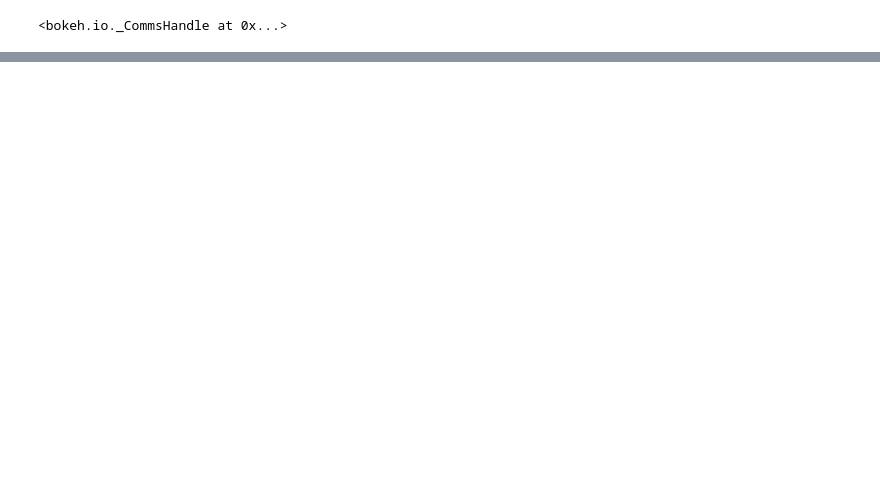
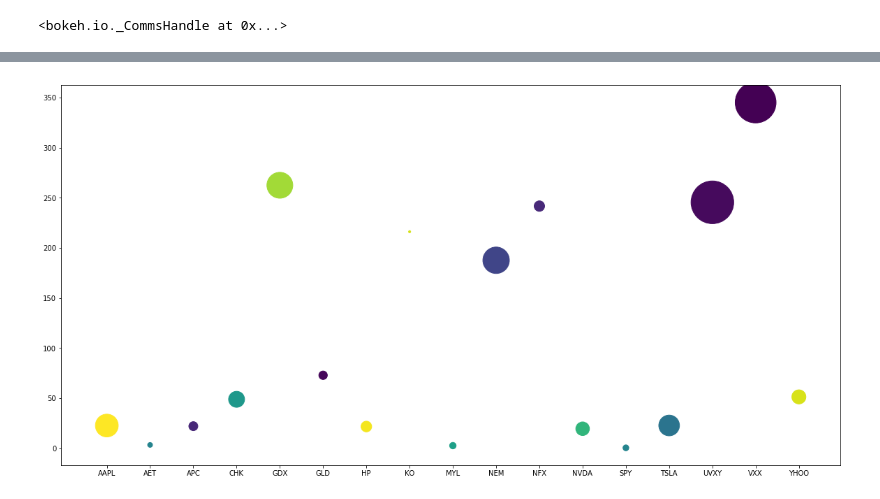
Before and after one commit to saeed349/Think-or-swim-trade-analysis, a Jupyter notebook: All for Tony, Tony for All/.~Thinkorswim winner trade analysis.ipynb, the cells around one changed output, grey strips where cells are left out. Drawn from its saved outputs; the diff is of its cells as text; code cells hidden in the pictures; blank space fills up the shorter version.

```diff
--- a/All for Tony, Tony for All/.~Thinkorswim winner trade analysis.ipynb
+++ b/All for Tony, Tony for All/.~Thinkorswim winner trade analysis.ipynb
@@ -366,0 +422,16 @@ show(pie_chart)
+# %%
+# same thing as the bar graph above
+from pylab import *
+temp_tot_profit = melted.total_profit.sum()
+melted['percentage_profit'] = melted.total_profit/temp_tot_profit
+# make a square figure and axes
+figure(1, figsize=(15,15))
+ax = axes([0.8, 0.8, 0.8, 0.8])
+
+
+pie(melted.average_holding_period, labels=melted.underlying,
+                autopct='%1.1f%%', startangle=90)
+
+title('Average holding period per Security', bbox={'facecolor':'0.8', 'pad':5})
+
+show()
@@ -366,0 +564,18 @@ show(pie_chart)
+# %%
+%matplotlib inline
+x=melted.index.values
+y=melted.average_holding_period.values
+s=melted.total_profit.values/200
+my_xticks =list(melted.underlying)
+# my_xticks = ['John','Arnold','Mavis','Matt']
+colors = np.random.rand(len(x))
+plt.figure(figsize=(20,10))
+plt.xticks(x, my_xticks)
+plt.scatter(x, y,s=s, c=colors)
+# Chart title
+plt.title='Bubble Plot of Profit vs Holding Period for Each securities traded'
+plt.xlabel='my data'
+plt.ylabel='Average Holding Period'
+plt.show()
+# %% [output]
+[figure, added]
```
Also changed, not shown: parts of 21 cells of this notebook.
